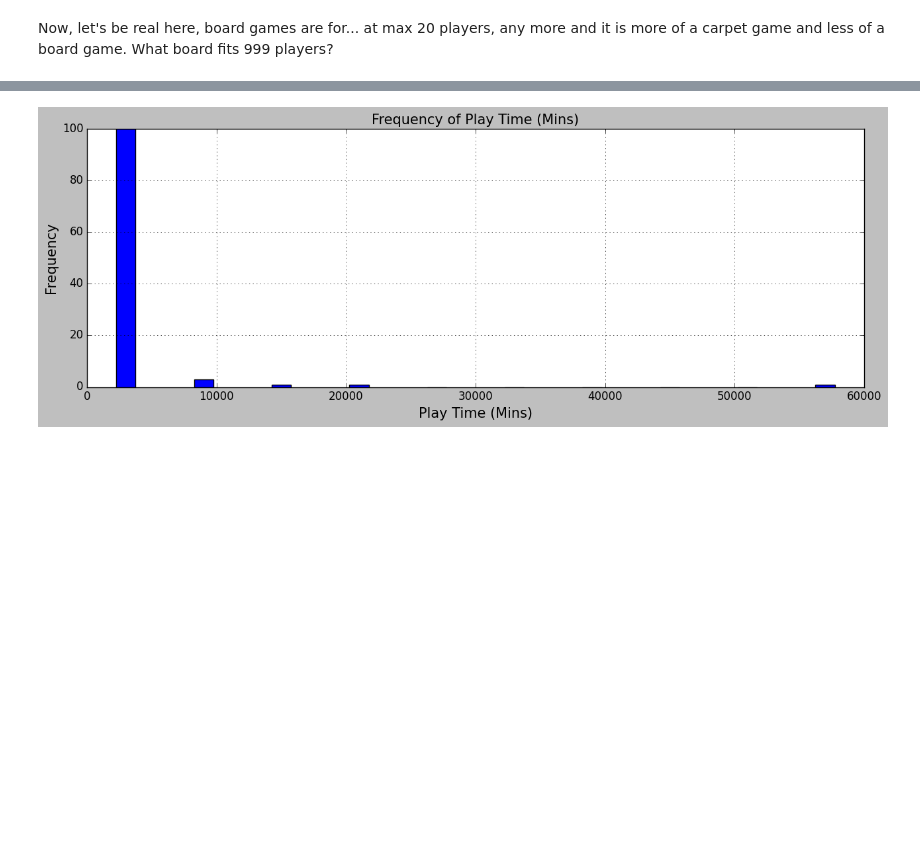
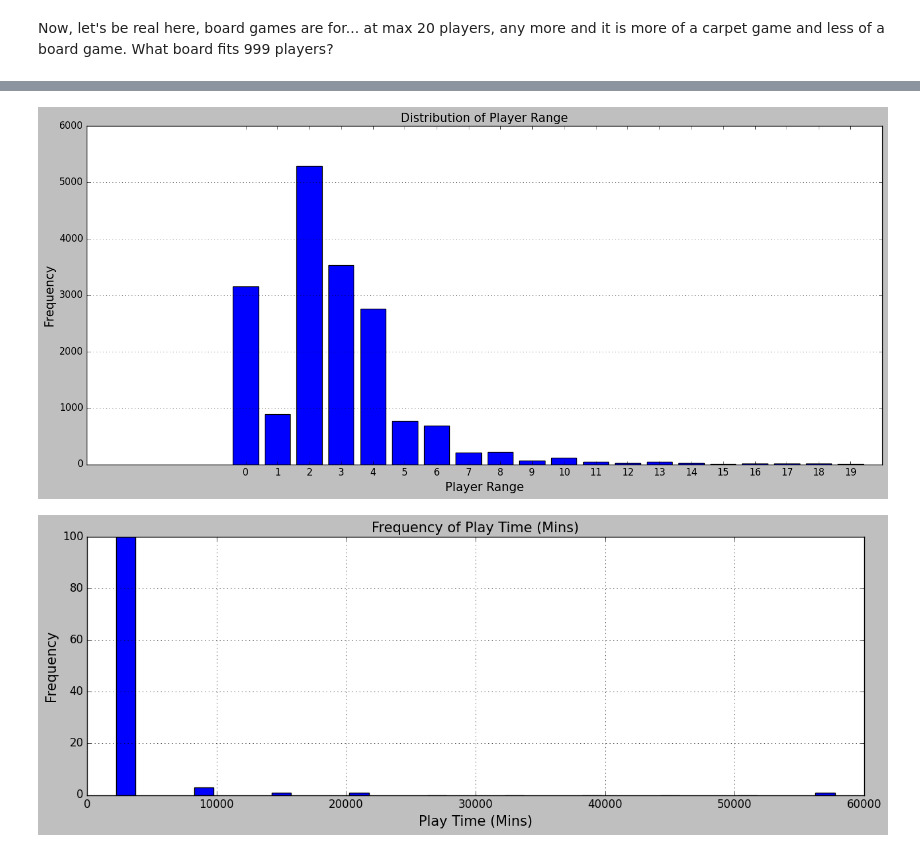
Before and after one commit to AlexanderAdel/dopp-board-games, a Jupyter notebook: jupyter-notebook.ipynb, the cells around one changed output, grey strips where cells are left out. Saved outputs shown, nothing was run; the diff lists cells and outputs as text; code cells hidden in the pictures; blank space fills up the shorter version.

```diff
--- a/jupyter-notebook.ipynb
+++ b/jupyter-notebook.ipynb
@@ -401,3 +429,22 @@ df.reset_index(drop=True, inplace=True)
+# %%
+player_range_counts = df['Player Range'].value_counts().sort_index()
+
+# Zoom in on the x-axis where most values are around one
+zoomed_range_counts = player_range_counts[player_range_counts.index <= 25]
+
+plt.figure(figsize=(15, 7))
+plt.bar(zoomed_range_counts.index, zoomed_range_counts.values, color='blue')
+
+# Plot Customization
+plt.xlabel('Player Range')
+plt.ylabel('Frequency')
+plt.title('Distribution of Player Range')
+plt.xticks(zoomed_range_counts.index)
+plt.grid(axis='y')
+plt.tight_layout()
+plt.show()
+# %% [output]
+[figure, added]
 # %%
 # Let's see the 'Play Time'?
 play_time = df['Play Time'].value_counts().sort_index()
```
Also changed, not shown: parts of 11 cells of this notebook, 1 other file.
